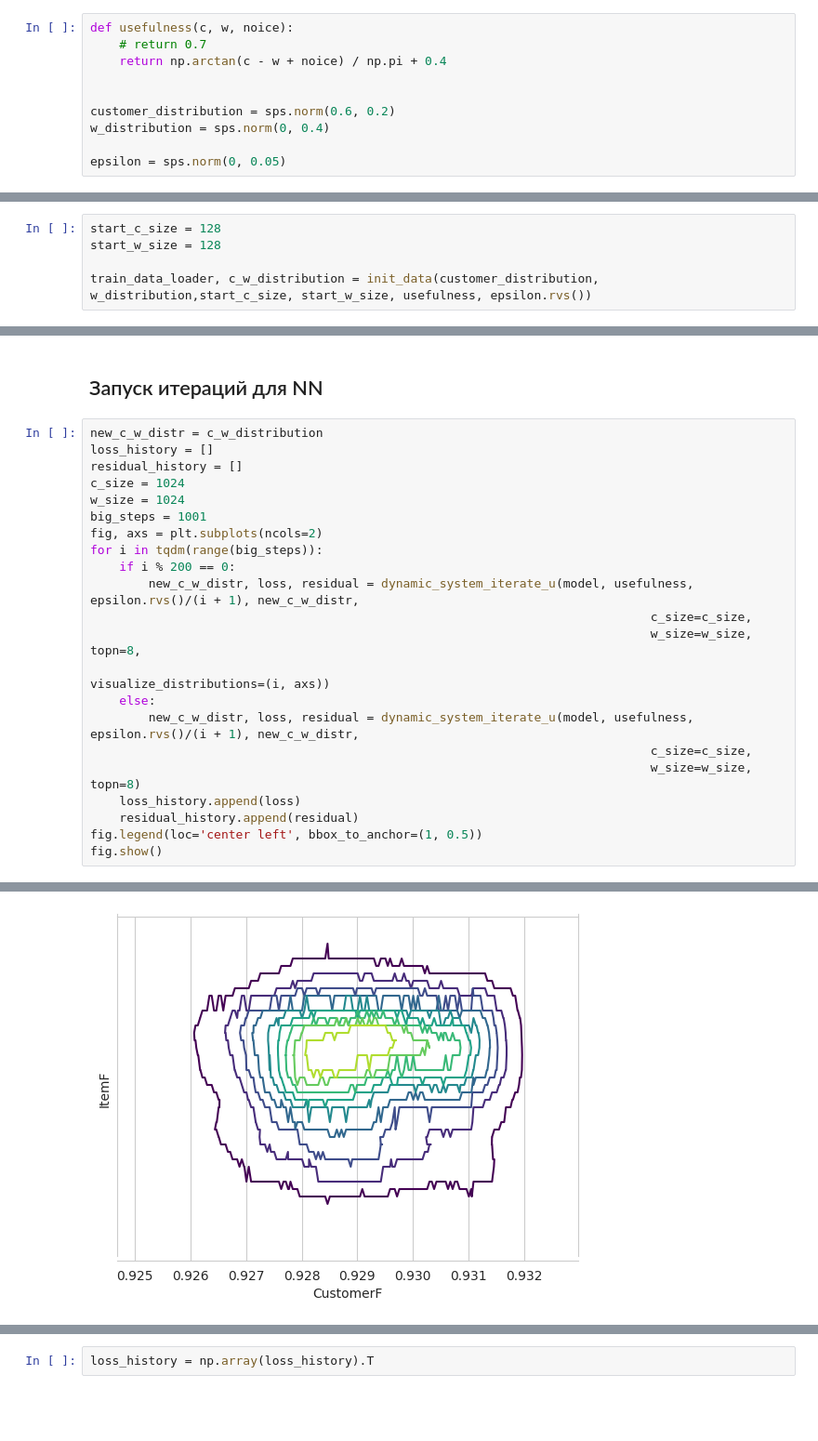
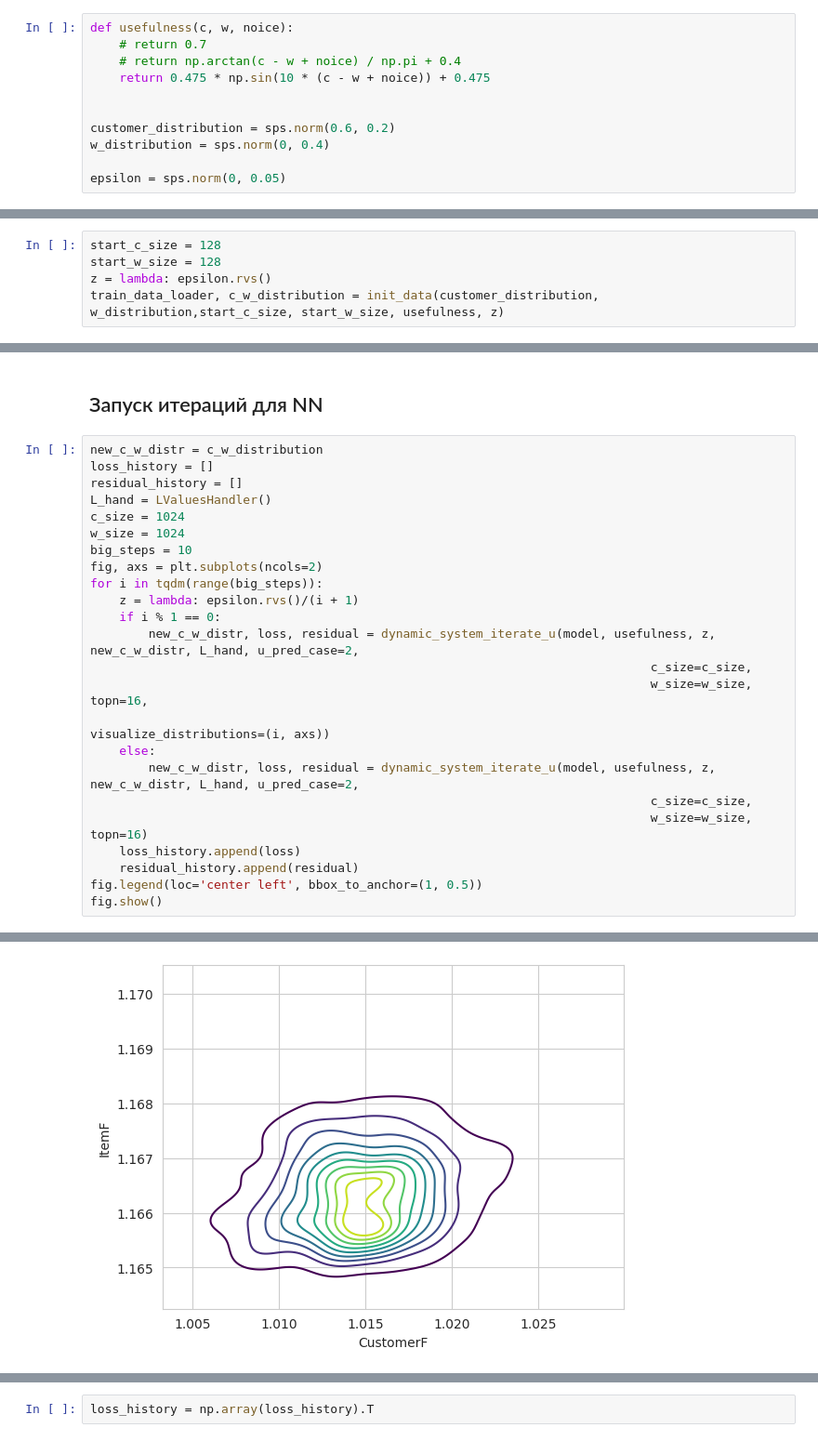
Before and after one commit to intsystems/2024-Project-144, a Jupyter notebook: code/main.ipynb, the cells around one changed output, grey strips where cells are left out. Shown at 93% size. Cells and saved outputs as stored; diff of their text form; blank space fills up the shorter version.

Commit message:
with L_handler

```diff
--- a/code/main.ipynb
+++ b/code/main.ipynb
@@ -25,7 +26,8 @@ cpu
 # %%
 def usefulness(c, w, noice):
     # return 0.7
-    return np.arctan(c - w + noice) / np.pi + 0.4
+    # return np.arctan(c - w + noice) / np.pi + 0.4
+    return 0.475 * np.sin(10 * (c - w + noice)) + 0.475
 
 
 customer_distribution = sps.norm(0.6, 0.2)
@@ -39,8 +41,8 @@ from models.u_predictor import init_data
 # %%
 start_c_size = 128
 start_w_size = 128
-
-train_data_loader, c_w_distribution = init_data(customer_distribution, w_distribution,start_c_size, start_w_size, usefulness, epsilon.rvs())
+z = lambda: epsilon.rvs()
+train_data_loader, c_w_distribution = init_data(customer_distribution, w_distribution,start_c_size, start_w_size, usefulness, z)
 # %%
 loss_func = torch.nn.BCELoss()
 model = NeuralNetwork(device, loss_func).to(device)
@@ -55,20 +57,22 @@ model.fit_epoch(train_data_loader)
 new_c_w_distr = c_w_distribution
 loss_history = []
 residual_history = []
+L_hand = LValuesHandler()
 c_size = 1024
 w_size = 1024
-big_steps = 1001
+big_steps = 10
 fig, axs = plt.subplots(ncols=2)
 for i in tqdm(range(big_steps)):
-    if i % 200 == 0:
-        new_c_w_distr, loss, residual = dynamic_system_iterate_u(model, usefulness, epsilon.rvs()/(i + 1), new_c_w_distr,
+    z = lambda: epsilon.rvs()/(i + 1)
+    if i % 1 == 0:
+        new_c_w_distr, loss, residual = dynamic_system_iterate_u(model, usefulness, z, new_c_w_distr, L_hand, u_pred_case=2,
                                                                              c_size=c_size,
-                                                                             w_size=w_size, topn=8,
+                                                                             w_size=w_size, topn=16,
                                                                              visualize_distributions=(i, axs))
     else:
-        new_c_w_distr, loss, residual = dynamic_system_iterate_u(model, usefulness, epsilon.rvs()/(i + 1), new_c_w_distr,
+        new_c_w_distr, loss, residual = dynamic_system_iterate_u(model, usefulness, z, new_c_w_distr, L_hand, u_pred_case=2,
                                                                              c_size=c_size,
-                                                                             w_size=w_size, topn=8)
+                                                                             w_size=w_size, topn=16)
     loss_history.append(loss)
     residual_history.append(residual)
 fig.legend(loc='center left', bbox_to_anchor=(1, 0.5))
@@ -79 +83 @@ fig.show()
-[figure, old version]
+[figure, new version]
```
Also changed, not shown: parts of 6 cells of this notebook, 3 other files.
